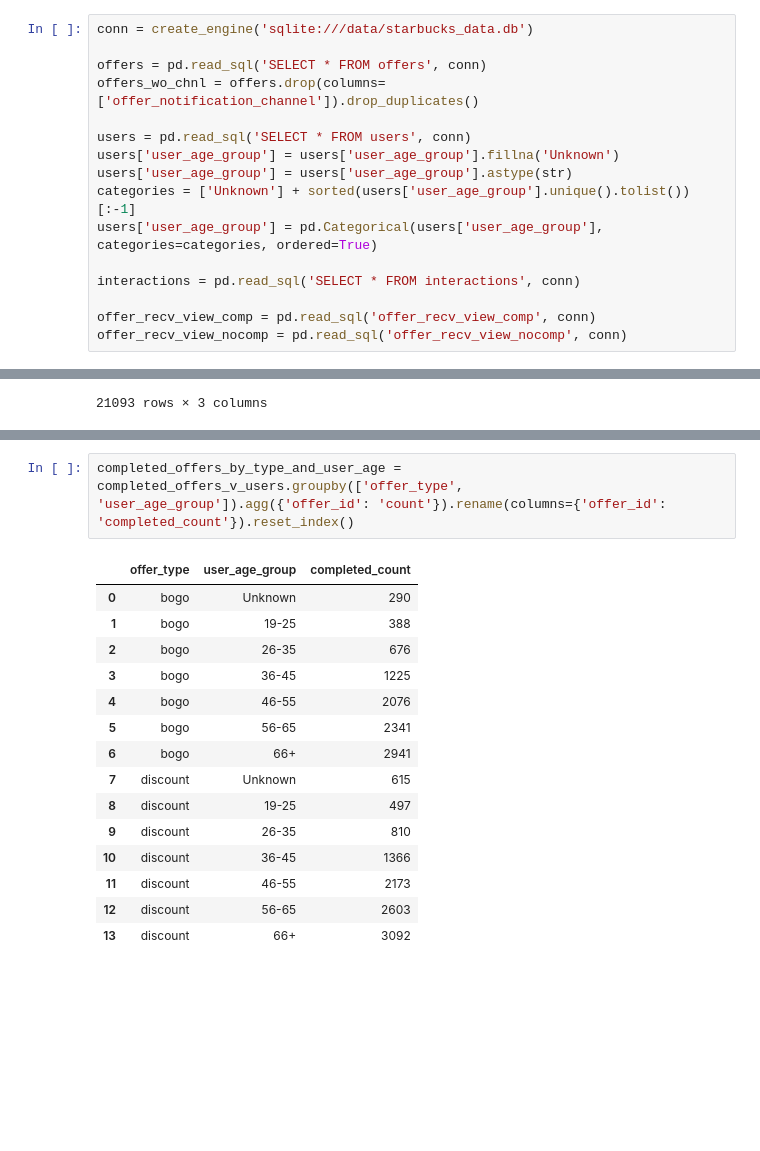
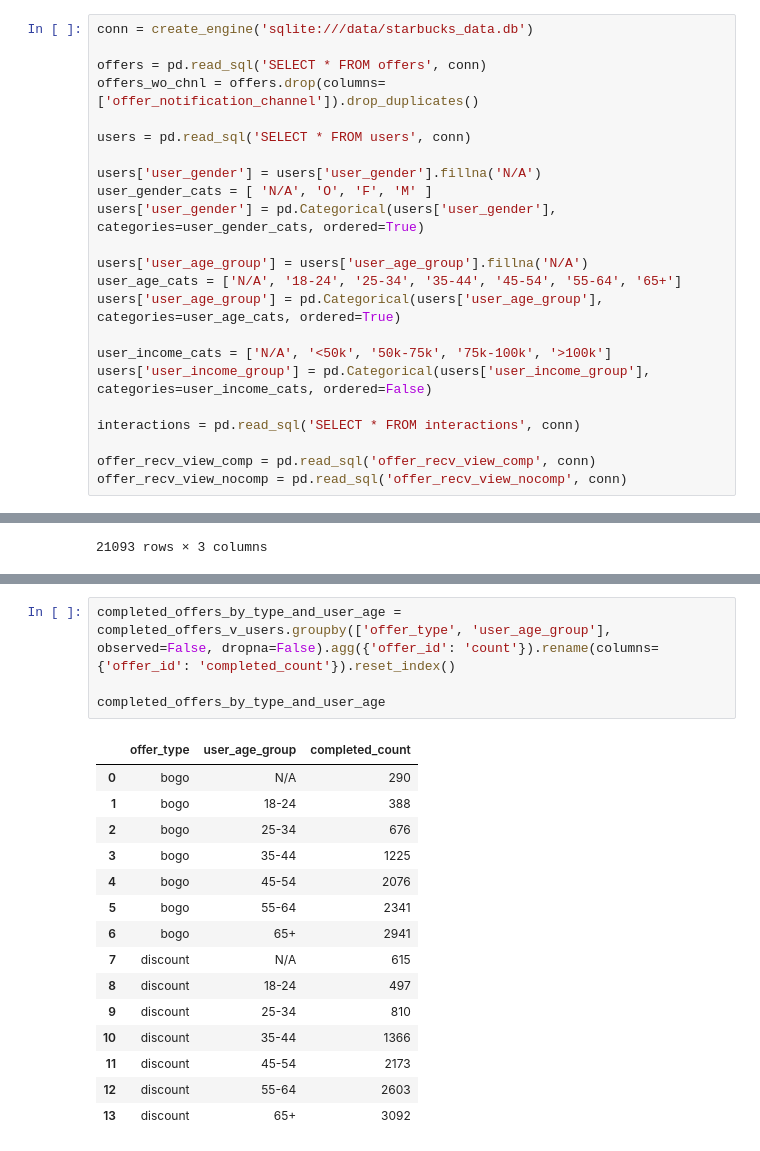
Before and after one commit to meeby280/UdacityDataScienceProject4, a Jupyter notebook: user_group_aggregations.ipynb, the cells around one changed output, grey strips where cells are left out. Drawn from its saved outputs; the diff is of its cells as text; blank space fills up the shorter version.

```diff
--- a/user_group_aggregations.ipynb
+++ b/user_group_aggregations.ipynb
@@ -32,10 +32,17 @@ offers = pd.read_sql('SELECT * FROM offers', conn)
 offers_wo_chnl = offers.drop(columns=['offer_notification_channel']).drop_duplicates()
 
 users = pd.read_sql('SELECT * FROM users', conn)
-users['user_age_group'] = users['user_age_group'].fillna('Unknown')
-users['user_age_group'] = users['user_age_group'].astype(str)
-categories = ['Unknown'] + sorted(users['user_age_group'].unique().tolist())[:-1]
-users['user_age_group'] = pd.Categorical(users['user_age_group'], categories=categories, ordered=True)
+
+users['user_gender'] = users['user_gender'].fillna('N/A')
+user_gender_cats = [ 'N/A', 'O', 'F', 'M' ]
+users['user_gender'] = pd.Categorical(users['user_gender'], categories=user_gender_cats, ordered=True)
+
+users['user_age_group'] = users['user_age_group'].fillna('N/A')
+user_age_cats = ['N/A', '18-24', '25-34', '35-44', '45-54', '55-64', '65+']
+users['user_age_group'] = pd.Categorical(users['user_age_group'], categories=user_age_cats, ordered=True)
+
+user_income_cats = ['N/A', '<50k', '50k-75k', '75k-100k', '>100k']
+users['user_income_group'] = pd.Categorical(users['user_income_group'], categories=user_income_cats, ordered=False)
 
 interactions = pd.read_sql('SELECT * FROM interactions', conn)
 
@@ -153,18 +332,20 @@ completed_offers_v_users
 # %%
-completed_offers_by_type_and_user_age = completed_offers_v_users.groupby(['offer_type', 'user_age_group']).agg({'offer_id': 'count'}).rename(columns={'offer_id': 'completed_count'}).reset_index()
+completed_offers_by_type_and_user_age = completed_offers_v_users.groupby(['offer_type', 'user_age_group'], observed=False, dropna=False).agg({'offer_id': 'count'}).rename(columns={'offer_id': 'completed_count'}).reset_index()
+
+completed_offers_by_type_and_user_age
 # %% [output]
 |  | offer_type | user_age_group | completed_count |
-| 0 | bogo | Unknown | 290 |
-| 1 | bogo | 19-25 | 388 |
-| 2 | bogo | 26-35 | 676 |
-| 3 | bogo | 36-45 | 1225 |
-| 4 | bogo | 46-55 | 2076 |
-| 5 | bogo | 56-65 | 2341 |
-| 6 | bogo | 66+ | 2941 |
-| 7 | discount | Unknown | 615 |
-| 8 | discount | 19-25 | 497 |
-| 9 | discount | 26-35 | 810 |
-| 10 | discount | 36-45 | 1366 |
-| 11 | discount | 46-55 | 2173 |
-| 12 | discount | 56-65 | 2603 |
-| 13 | discount | 66+ | 3092 |
+| 0 | bogo | N/A | 290 |
+| 1 | bogo | 18-24 | 388 |
+| 2 | bogo | 25-34 | 676 |
+| 3 | bogo | 35-44 | 1225 |
+| 4 | bogo | 45-54 | 2076 |
+| 5 | bogo | 55-64 | 2341 |
+| 6 | bogo | 65+ | 2941 |
+| 7 | discount | N/A | 615 |
+| 8 | discount | 18-24 | 497 |
+| 9 | discount | 25-34 | 810 |
+| 10 | discount | 35-44 | 1366 |
+| 11 | discount | 45-54 | 2173 |
+| 12 | discount | 55-64 | 2603 |
+| 13 | discount | 65+ | 3092 |
```
Also changed, not shown: parts of 15 cells of this notebook, 5 other files.
